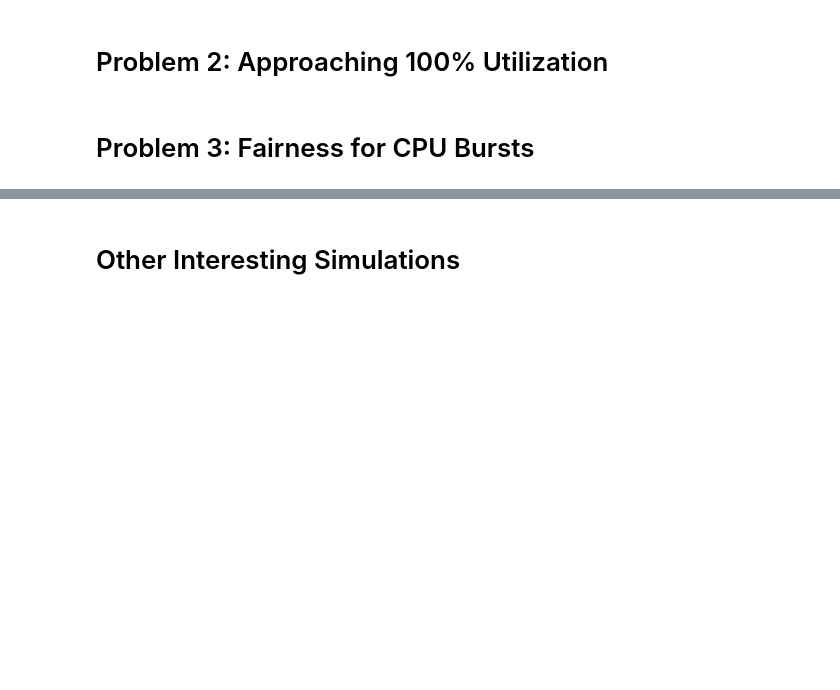
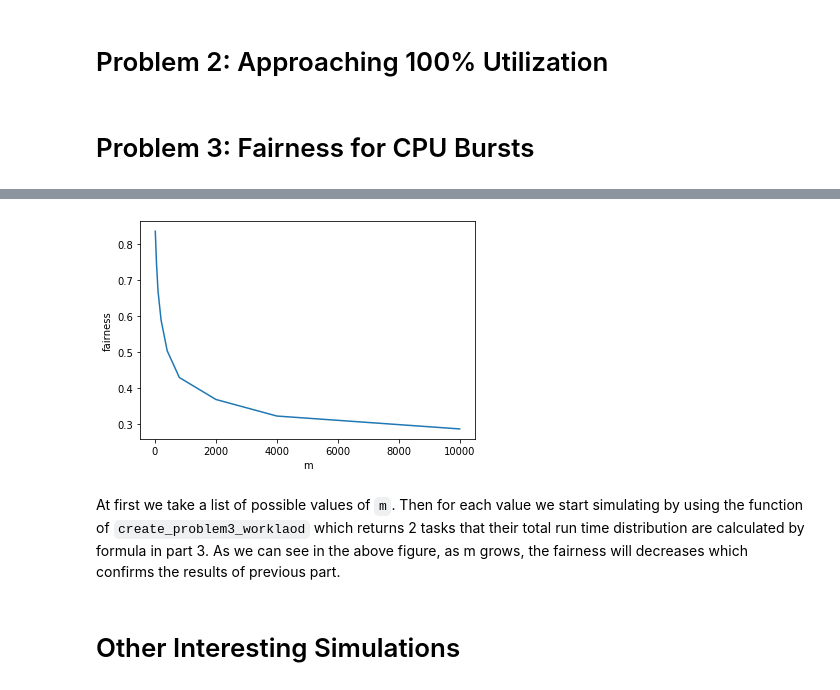
Before and after one commit to sepehrMSP/Pintos, a Jupyter notebook: schedLab/Scheduling.ipynb, the cells around one changed output, grey strips where cells are left out. Drawn from its saved outputs; the diff is of its cells as text; code cells hidden in the pictures; blank space fills up the shorter version.

Commit message:
Add more description for task3

```diff
--- a/schedLab/Scheduling.ipynb
+++ b/schedLab/Scheduling.ipynb
@@ -895,8 +986,10 @@ plt.show()
 import bisect
 
 def create_problem3_task(lmbda, num_bursts):
-    # YOUR CODE HERE
-    pass
+    run_time = np.random.normal(num_bursts/lmbda, np.sqrt(num_bursts)/lmbda)
+    return Task(0, run_time, make_exponential(lmbda), nowait)
+
+
 
 def create_problem3_workload(lmbda, num_bursts):
     task_S = create_problem3_task(lmbda, num_bursts)
@@ -904,19 +997,23 @@ def create_problem3_workload(lmbda, num_bursts):
     return task_S, task_T
 # %%
 # Feel free to change this while developing if it takes too long to run
-TRIALS = 10000
+TRIALS = 1000
 N = 1.1
 
 unfair_count = 0
 fair_count = 0
-
-for _ in range(TRIALS):
-    fcfs_cpu = fcfs(create_problem3_workload(1.0, 100), False)
-    elapsed_0 = fcfs_cpu.threads[0].elapsed_time
-    elapsed_1 = fcfs_cpu.threads[1].elapsed_time
-    if elapsed_0 / elapsed_1 > N or elapsed_1 / elapsed_0 > N:
-        unfair_count += 1
-    else:
-        fair_count += 1
-
-print("Fraction of runs that were unfair:", unfair_count / (fair_count + unfair_count))
+m = [10, 50, 100, 200, 400, 800, 2000, 4000, 10000]
+fairness = []
+for x in m:
+    for _ in range(TRIALS):
+        fcfs_cpu = fcfs(create_problem3_workload(22220.0, x), False)
+        elapsed_0 = fcfs_cpu.threads[0].elapsed_time
+        elapsed_1 = fcfs_cpu.threads[1].elapsed_time
+    #     print(elapsed_0, elapsed_1)
+        if elapsed_0 / elapsed_1 > N or elapsed_1 / elapsed_0 > N:
+            unfair_count += 1
+        else:
+            fair_count += 1
+    tmp = unfair_count / (fair_count + unfair_count)
+    fairness.append(tmp)
+    print("Fraction of runs that were unfair:", tmp)
@@ -923,3 +1030,15 @@ print("Fraction of runs that were unfair:", unfair_count / (fair_count + unfair_
+# %%
+import matplotlib.pyplot as plt
+
+plt.plot(m, fairness)
+plt.xlabel('m')
+plt.ylabel('fairness')
+plt.show()
+# %% [output]
+[figure, added]
+# %% [markdown]
+At first we take a list of possible values of `m`. Then for each value we start simulating by using the function of `create_problem3_worklaod` which returns 2 tasks that their total run time distribution are calculated by formula in part 3.
+As we can see in the above figure, as m grows, the fairness will decreases which confirms the results of previous part.
 # %% [markdown]
 # Other Interesting Simulations
 # %% [markdown]
```
Also changed, not shown: parts of 7 cells of this notebook.
